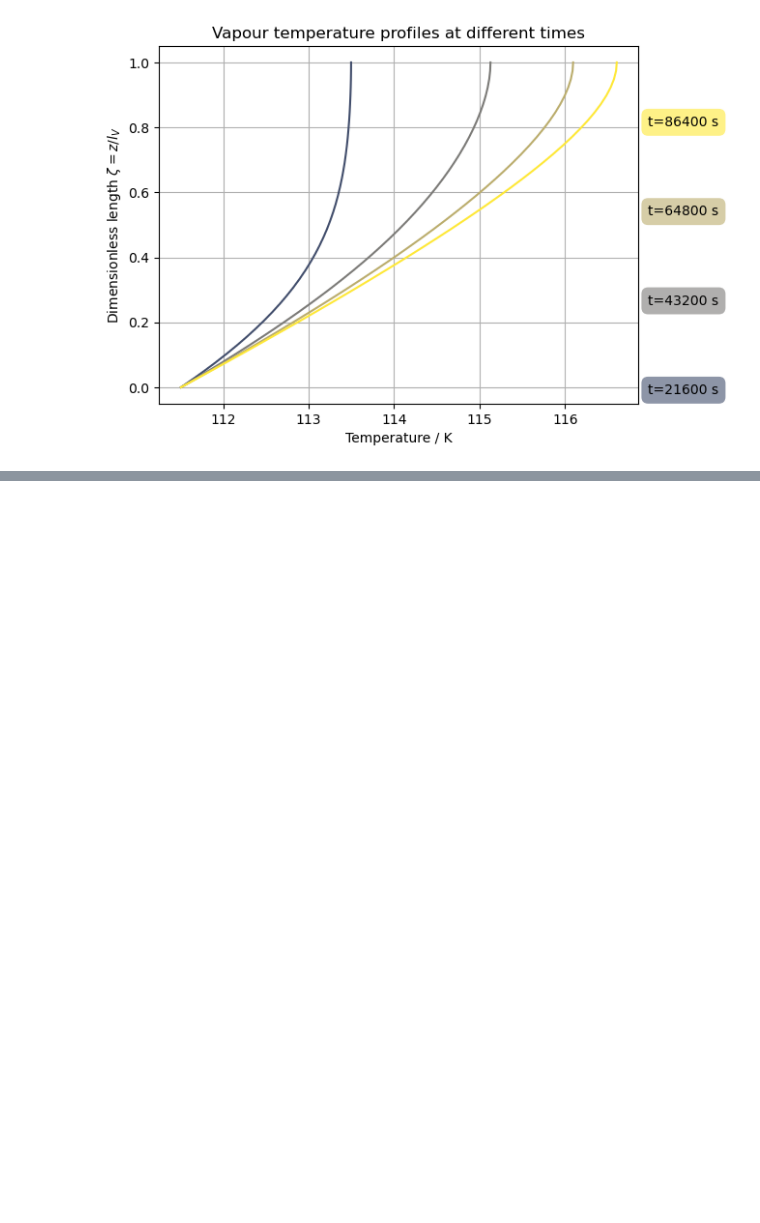
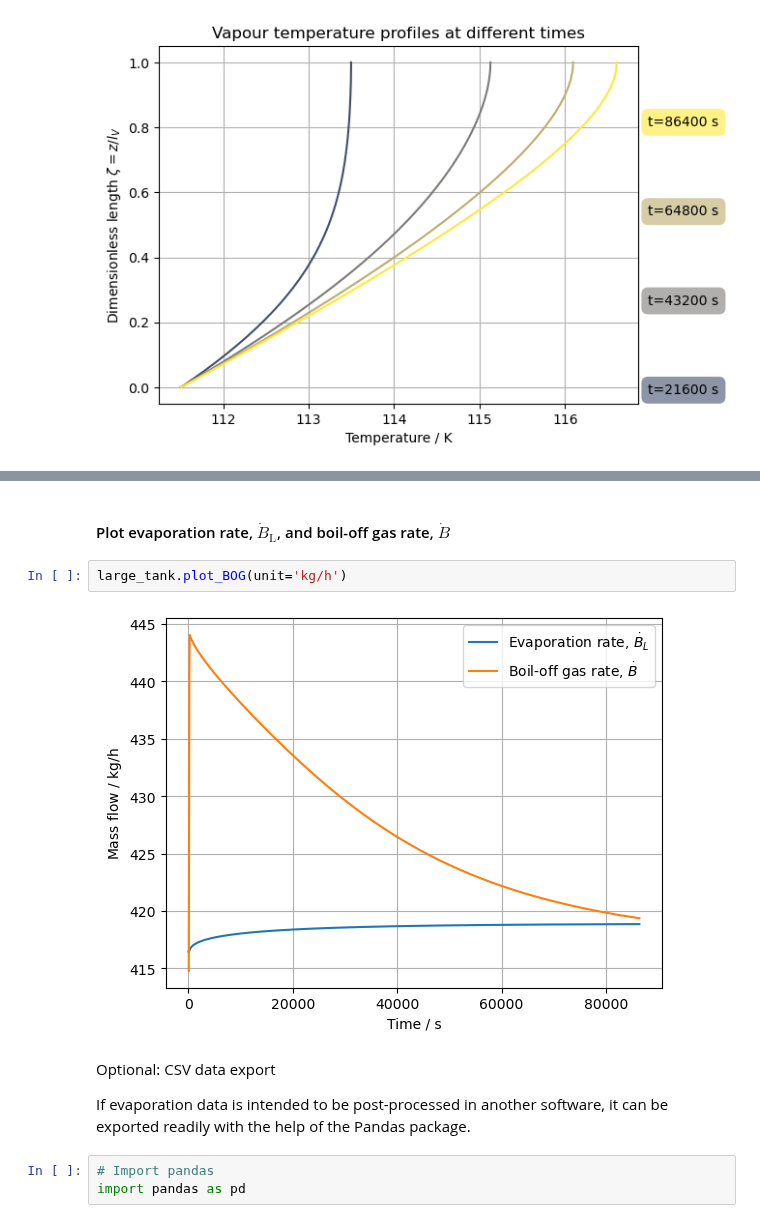
Before and after one commit to felipehuerta17/CryoEvap, a Jupyter notebook: notebooks/isobaric_LH2.ipynb, the cells around one changed output, grey strips where cells are left out. Drawn from its saved outputs; the diff is of its cells as text; blank space fills up the shorter version.

```diff
--- a/notebooks/isobaric_LH2.ipynb
+++ b/notebooks/isobaric_LH2.ipynb
@@ -210,0 +142,13 @@ plt.plot(large_tank.sol.t, large_tank.data['rho_V_avg'])
+# %% [markdown]
+#### Plot evaporation rate, $\dot{B}_{\text{L}}$, and boil-off gas rate, $\dot{B}_{}$
+# %%
+large_tank.plot_BOG(unit='kg/h')
+# %% [output]
+[figure, added]
+# %% [markdown]
+Optional: CSV data export
+
+If evaporation data is intended to be post-processed in another software, it can be exported readily with the help of the Pandas package.
+# %%
+# Import pandas
+import pandas as pd
```
Also changed, not shown: parts of 12 cells of this notebook, 3 other files.
